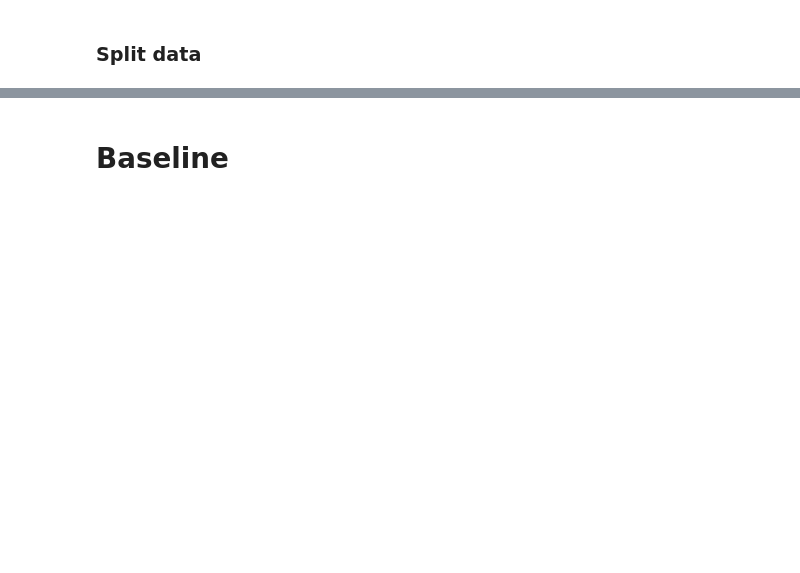
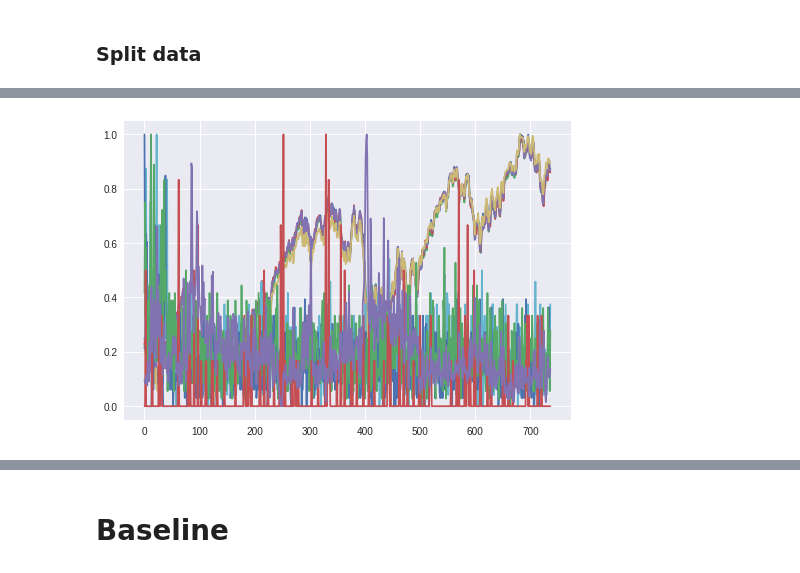
Before and after one commit to hrosspet/qminers, a Jupyter notebook: volume_prediction.ipynb, the cells around one changed output, grey strips where cells are left out. Saved outputs shown, nothing was run; the diff lists cells and outputs as text; code cells hidden in the pictures; blank space fills up the shorter version.

```diff
--- a/volume_prediction.ipynb
+++ b/volume_prediction.ipynb
@@ -63,0 +244,5 @@ df.plot();
+# %%
+plt.figure()
+plt.plot(data_train_transformed);
+# %% [output]
+[figure, added]
```
Also changed, not shown: parts of 94 cells of this notebook.
